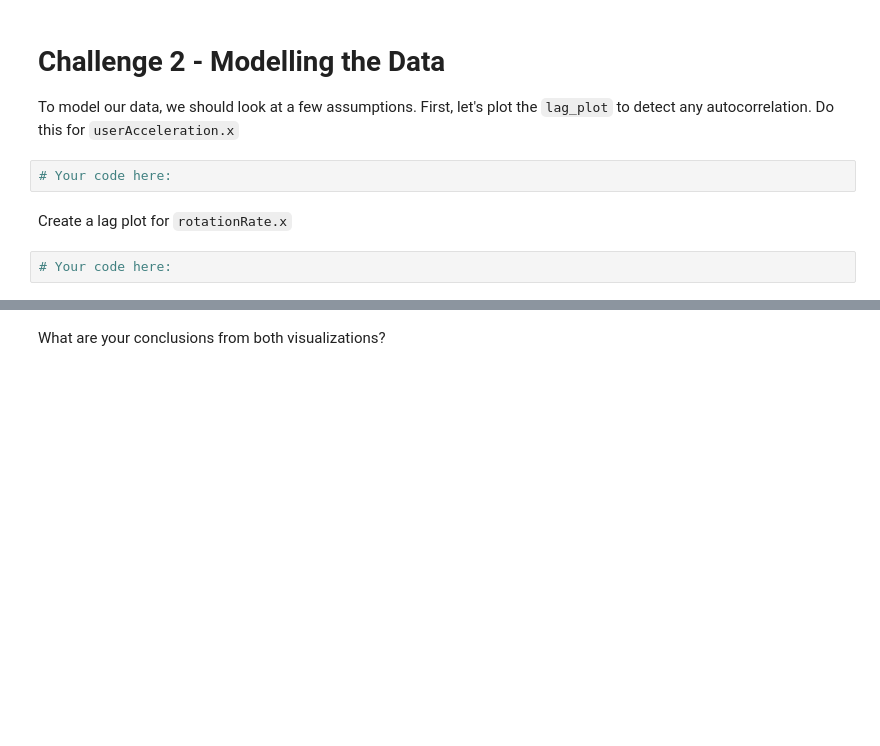
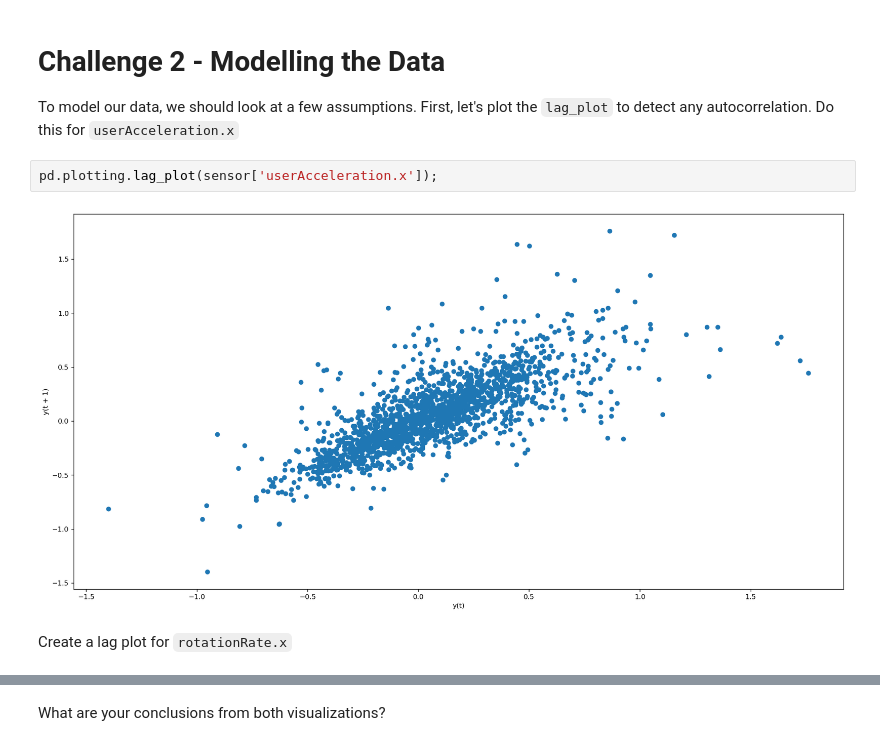
Before and after one commit to ivanrepi/dataptmad1121_labs, a Jupyter notebook: extra-work/m2/lab-time-series/your-code/main.ipynb, the cells around one changed output, grey strips where cells are left out. Saved outputs shown, nothing was run; the diff lists cells and outputs as text; blank space fills up the shorter version.

```diff
--- a/extra-work/m2/lab-time-series/your-code/main.ipynb
+++ b/extra-work/m2/lab-time-series/your-code/main.ipynb
@@ -108,9 +123,9 @@ Plot the decomposed time series of `rotationRate.x` also with a frequency of 60.
 # Challenge 2 - Modelling the Data
 
 To model our data, we should look at a few assumptions. First, let's plot the `lag_plot` to detect any autocorrelation. Do this for `userAcceleration.x`
-# %%
-# Your code here:
+# %%
+pd.plotting.lag_plot(sensor['userAcceleration.x']);
+# %% [output]
+[figure, added]
 # %% [markdown]
 Create a lag plot for `rotationRate.x`
-# %%
-# Your code here:
```
Also changed, not shown: parts of 23 cells of this notebook.
